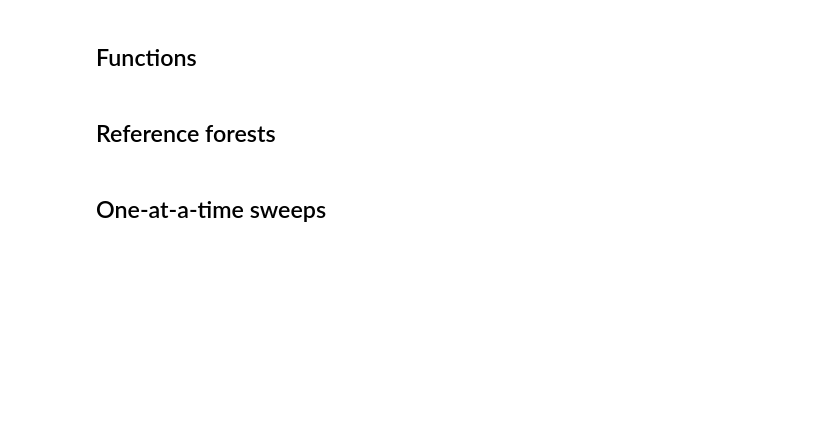
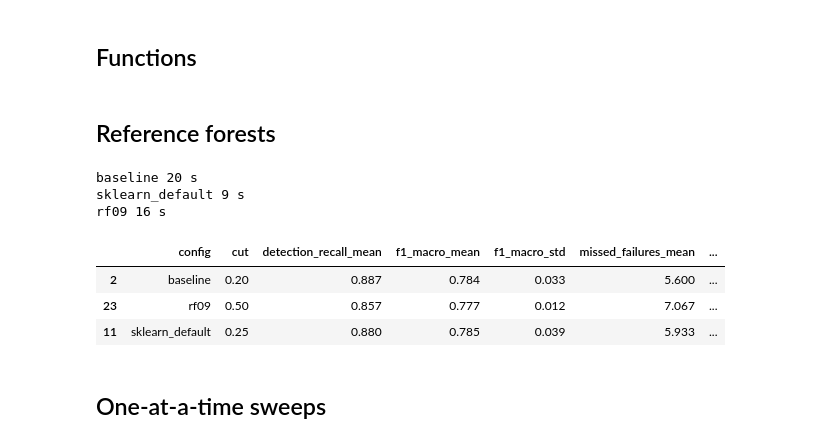
Before and after one commit to migasantunes/ai4i-predictive-maintenance, a Jupyter notebook: notebooks/03_random_forest.ipynb, the cells around one changed output. Cells and saved outputs as stored; diff of their text form; code cells hidden in the pictures; blank space fills up the shorter version.

```diff
--- a/notebooks/03_random_forest.ipynb
+++ b/notebooks/03_random_forest.ipynb
@@ -277,18 +288,26 @@ def run_and_log_multi(name, params):
 # %%
 SHOW_M = ["config", "cut", "detection_recall_mean", "f1_macro_mean", "f1_macro_std",
           "missed_failures_mean", "false_alarms_mean",
           "recall_TWF_mean", "recall_HDF_mean", "recall_PWF_mean", "recall_OSF_mean"]
 
-refs = [("baseline", {}),                                         # 300 trees, no class weight
+refs = [("baseline", {}),
         ("sklearn_default", {"n_estimators": 100}),
-        ("rf09_from_T8", {"n_estimators": 200, "min_samples_leaf": 2,   # does the binary winner transfer?
+        ("rf09", {"n_estimators": 200, "min_samples_leaf": 2,
                           "max_features": 1.0, "max_depth": 5})]
 all_probas_m, tables_m = {}, []
 for name, params in refs:
     ct, probas = run_and_log_multi(name, params)
     tables_m.append(ct); all_probas_m[name] = probas
     print(name, ct["seconds"].iloc[0], "s")
 display(best_per_config_multi(pd.concat(tables_m, ignore_index=True))[SHOW_M].round(3))
+# %% [output]
+baseline 20 s
+sklearn_default 9 s
+rf09 16 s
+|  | config | cut | detection_recall_mean | f1_macro_mean | f1_macro_std | missed_failures_mean | ... |
+| 2 | baseline | 0.20 | 0.887 | 0.784 | 0.033 | 5.600 | ... |
+| 23 | rf09 | 0.50 | 0.857 | 0.777 | 0.012 | 7.067 | ... |
+| 11 | sklearn_default | 0.25 | 0.880 | 0.785 | 0.039 | 5.933 | ... |
 # %% [markdown]
 ## One-at-a-time sweeps
 # %%
```
Also changed, not shown: parts of 11 cells of this notebook, 5 other files.
